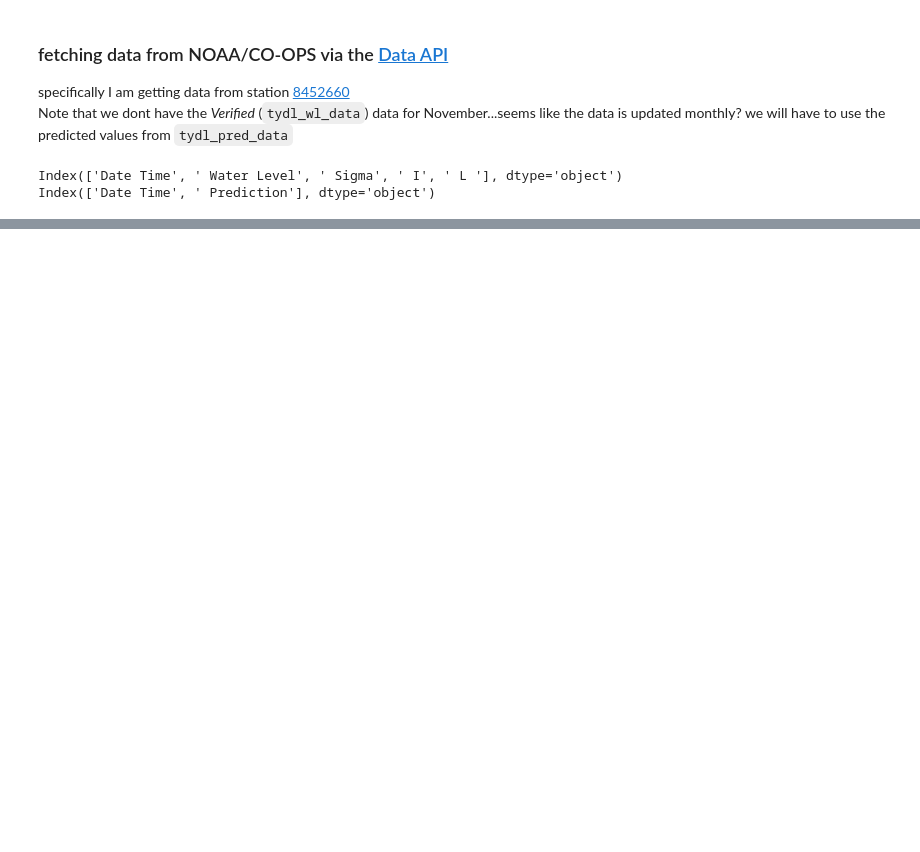
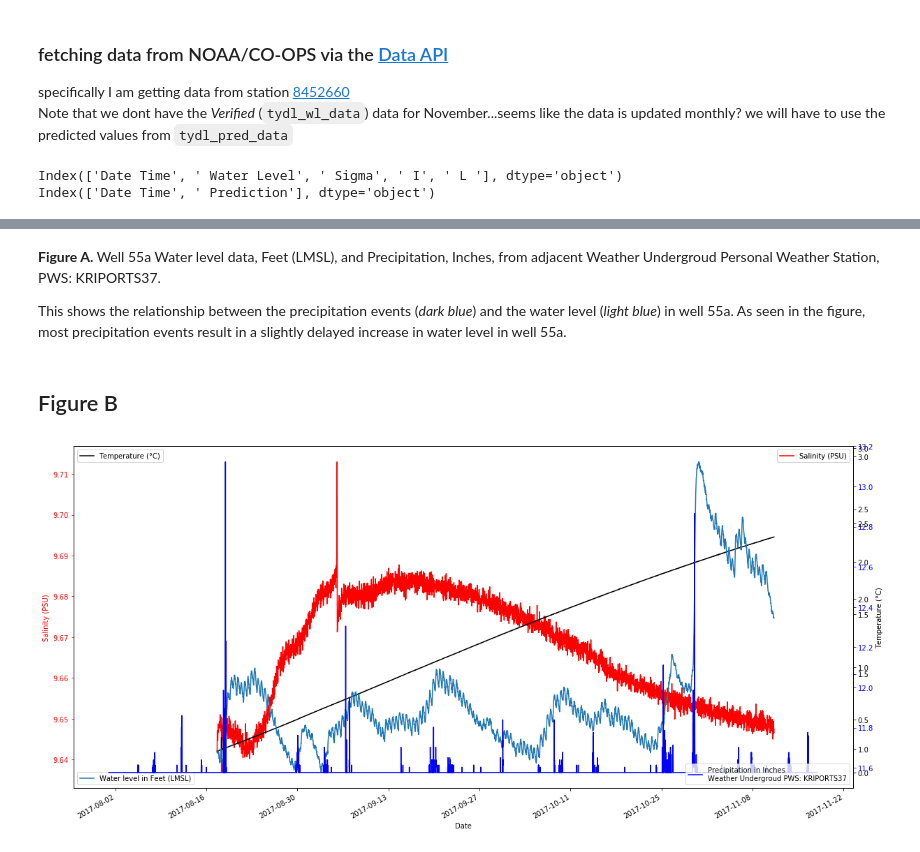
Before and after one commit to spencerbh/Fogland, a Jupyter notebook: Well33.ipynb, the cells around one changed output, grey strips where cells are left out. Saved outputs shown, nothing was run; the diff lists cells and outputs as text; code cells hidden in the pictures; blank space fills up the shorter version.

```diff
--- a/Well33.ipynb
+++ b/Well33.ipynb
@@ -502,0 +552,45 @@ plt.xlim(['2017-08-16','2017-11-16'])
+# %% [markdown]
+**Figure A.** Well 55a Water level data, Feet (LMSL), and Precipitation, Inches, from adjacent Weather Undergroud Personal Weather Station, PWS: KRIPORTS37.
+
+This shows the relationship between the precipitation events (*dark blue*) and the water level (*light blue*) in well 55a. As seen in the figure, most precipitation events result in a slightly delayed increase in water level in well 55a.
+# %% [markdown]
+## Figure B
+# %%
+fig = plt.figure(figsize=(20,10))
+
+ax1 = fig.add_subplot(1,1,1)
+ax1.plot(well['Salinity (PSU) (535311)'][:-50], 'r', label='Salinity (PSU)')
+ax1.set_xlabel('Date')
+# Make the y-axis label, ticks and tick labels match the line color.
+ax1.set_ylabel('Salinity (PSU)', color='r')
+ax1.tick_params('y', colors='r')
+ax1_legend = ax1.legend(loc =1)
+plt.gca().add_artist(ax1_legend)
+
+ax2 = ax1.twinx()
+s2 = well['Temperature (°C) (535311)'][:-50]
+ax2.plot(s2, 'k', label= 'Temperature (°C)')
+ax2.set_ylabel('Temperature (°C)', color='k')
+ax2.tick_params('y', colors='r')
+plt.ylim(11.5,13.2)
+ax2.legend(loc=2)
+
+#water levels
+ax3 = ax1.twinx()
+s3 = well['GW_elevation_ft_(LSML)'][3:-50]
+ax3.plot(s3, 'C0', label= 'Water level in Feet (LMSL)')
+ax2.tick_params('y', colors='C0')
+ax3.legend(loc=3)
+
+#Precipitation
+ax4 = ax1.twinx()
+s4 = data_raw['rain'][3:-3]
+ax4.plot(s4, 'b', label='Precipitation in Inches\nWeather Undergroud PWS: KRIPORTS37')
+ax2.tick_params('y', colors='b')
+ax4.legend(loc=4)
+
+fig.autofmt_xdate()
+fig.autofmt_xdate()
+plt.show()
+# %% [output]
+[figure, added]
```
Also changed, not shown: parts of 24 cells of this notebook, 1 other file.
